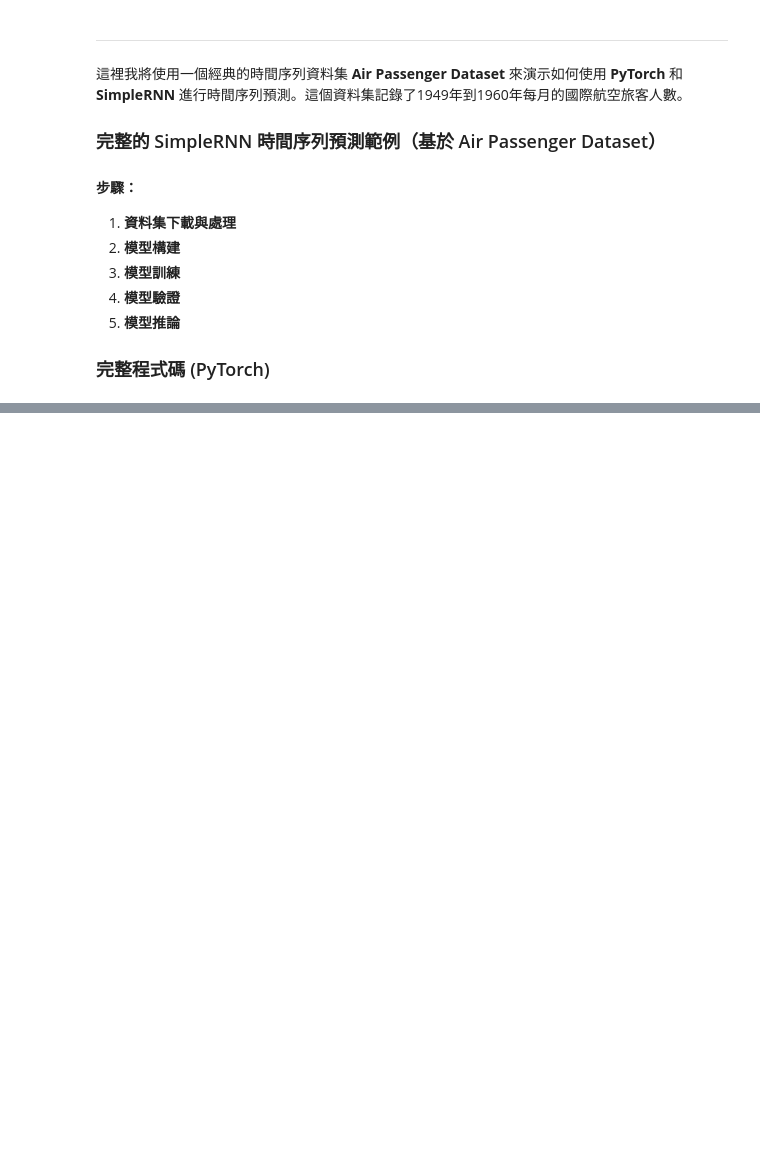
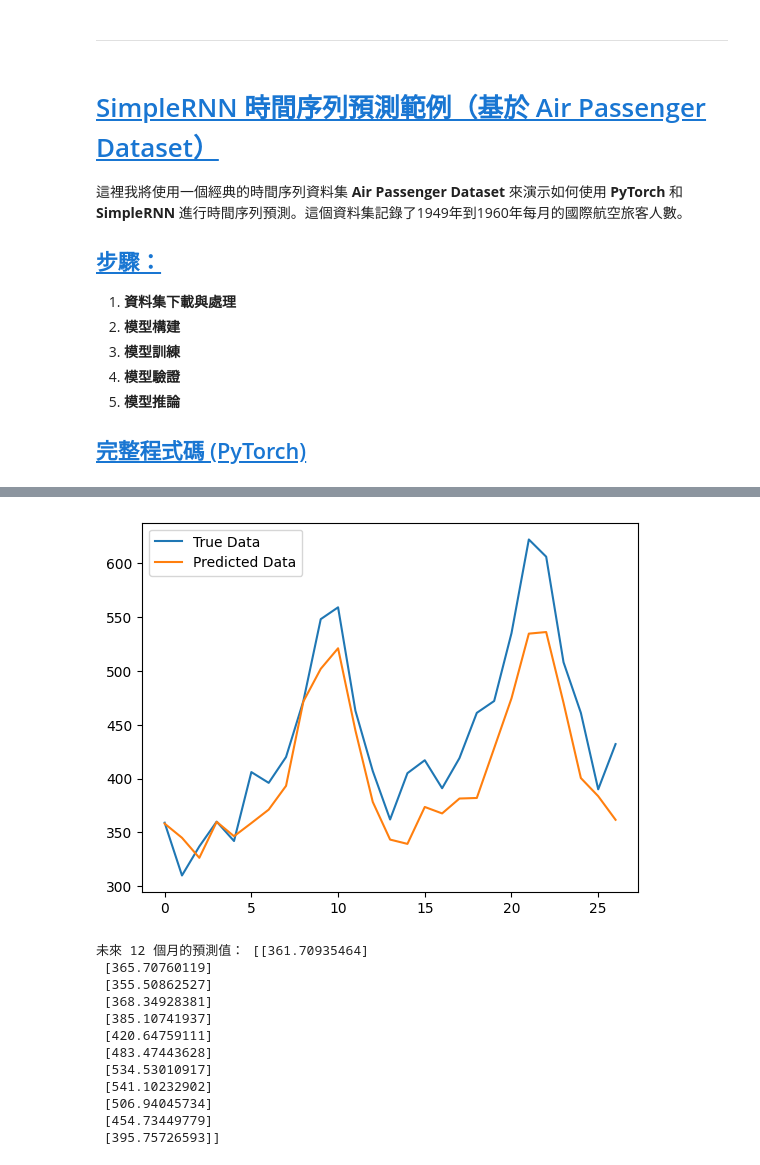
Before and after one commit to chioujryu/NLP-ViT-tutorial, a Jupyter notebook: 2-2.SimpleRNN/SimpleRNN.ipynb, the cells around one changed output, grey strips where cells are left out. Cells and saved outputs as stored; diff of their text form; code cells hidden in the pictures; blank space fills up the shorter version.

Commit message:
add SimpleRNN

```diff
--- a/2-2.SimpleRNN/SimpleRNN.ipynb
+++ b/2-2.SimpleRNN/SimpleRNN.ipynb
@@ -284,18 +319,20 @@ else:
 # %% [markdown]
 ---
 # %% [markdown]
+
+
+# <a id='toc2_'></a>[SimpleRNN 時間序列預測範例（基於 Air Passenger Dataset）](#toc0_)
+
 這裡我將使用一個經典的時間序列資料集 **Air Passenger Dataset** 來演示如何使用 **PyTorch** 和 **SimpleRNN** 進行時間序列預測。這個資料集記錄了1949年到1960年每月的國際航空旅客人數。
 
-### 完整的 SimpleRNN 時間序列預測範例（基於 Air Passenger Dataset）
-
-#### 步驟：
+## <a id='toc2_1_'></a>[步驟：](#toc0_)
 1. **資料集下載與處理**
 2. **模型構建**
 3. **模型訓練**
 4. **模型驗證**
 5. **模型推論**
 
-### 完整程式碼 (PyTorch)
+## <a id='toc2_2_'></a>[完整程式碼 (PyTorch)](#toc0_)
 # %%
 
 # 匯入必要的模組
@@ -374,7 +411,7 @@ optimizer = optim.Adam(model.parameters(), lr=0.001)
 
 # 3. 模型訓練
 # ---------------------------------------------------
-def train_model(model, train_loader, criterion, optimizer, epochs=50):
+def train_model(model, train_loader, criterion, optimizer, epochs=500):
     model.train()  # 設置模型為訓練模式
     for epoch in range(epochs):
         total_loss = 0
@@ -411,7 +448,8 @@ def evaluate_model(model, x_test, y_test, scaler):
         plt.show()
 
 # 將測試集數據轉換為與模型兼容的形式
-x_test = x_test.unsqueeze(-1)
+x_test = x_test.reshape(-1, seq_length, 1)  # 確保維度為 (batch_size, seq_length, input_size)
+
 
 # 進行驗證
 evaluate_model(model, x_test, y_test, scaler)
@@ -420,21 +458,23 @@ evaluate_model(model, x_test, y_test, scaler)
 # ---------------------------------------------------
 # 定義未來時間步的預測函數
 def predict_future(model, input_seq, future_steps, scaler):
-    model.eval()
     predicted_sequence = []
-    input_seq = torch.tensor(input_seq, dtype=torch.float32).unsqueeze(0).unsqueeze(-1)  # 加入batch維度
+    input_seq = torch.tensor(input_seq, dtype=torch.float32).unsqueeze(0)  # 確保為3D張量 (1, seq_length, 1)
 
     with torch.no_grad():
         for _ in range(future_steps):
-            prediction = model(input_seq)  # 進行預測
+            prediction = model(input_seq)  # 進行預測，prediction 形狀為 (1, 1)
             predicted_sequence.append(prediction.item())  # 保存預測結果
 
-            # 將最新的預測加入輸入序列，並去掉最舊的一個點
-            input_seq = torch.cat((input_seq[:, 1:, :], prediction.unsqueeze(0).unsqueeze(-1)), dim=1)
+            # 將預測結果拼接到輸入序列，保持3D形狀 (batch_size, seq_length, input_size)
+            prediction = prediction.unsqueeze(-1)  # 將 (1, 1) 變為 (1, 1, 1) 以符合拼接要求
+            input_seq = torch.cat((input_seq[:, 1:, :], prediction), dim=1)
 
-    # 將結果逆縮放回原始範圍
+    # 將結果逆縮放到原始範圍
     predicted_sequence = scaler.inverse_transform(np.array(predicted_sequence).reshape(-1, 1))
     return predicted_sequence
+
+
 
 # 使用部分測試數據來預測未來12個月的數據
 input_seq = x_test[-1].numpy()  # 使用測試集最後一段數據作為起始輸入
@@ -442,3 +482,4 @@ future_steps = 12  # 預測未來12個點
 predicted_future = predict_future(model, input_seq, future_steps, scaler)
 
 print("未來 12 個月的預測值：", predicted_future)
+# %% [output]
@@ -445 +503,14 @@ print("未來 12 個月的預測值：", predicted_future)
+[figure, added]
+未來 12 個月的預測值： [[361.70935464]
+ [365.70760119]
+ [355.50862527]
+ [368.34928381]
+ [385.10741937]
+ [420.64759111]
+ [483.47443628]
+ [534.53010917]
+ [541.10232902]
+ [506.94045734]
+ [454.73449779]
+ [395.75726593]]
 # %% [markdown]
```
Also changed, not shown: parts of 15 cells of this notebook.
